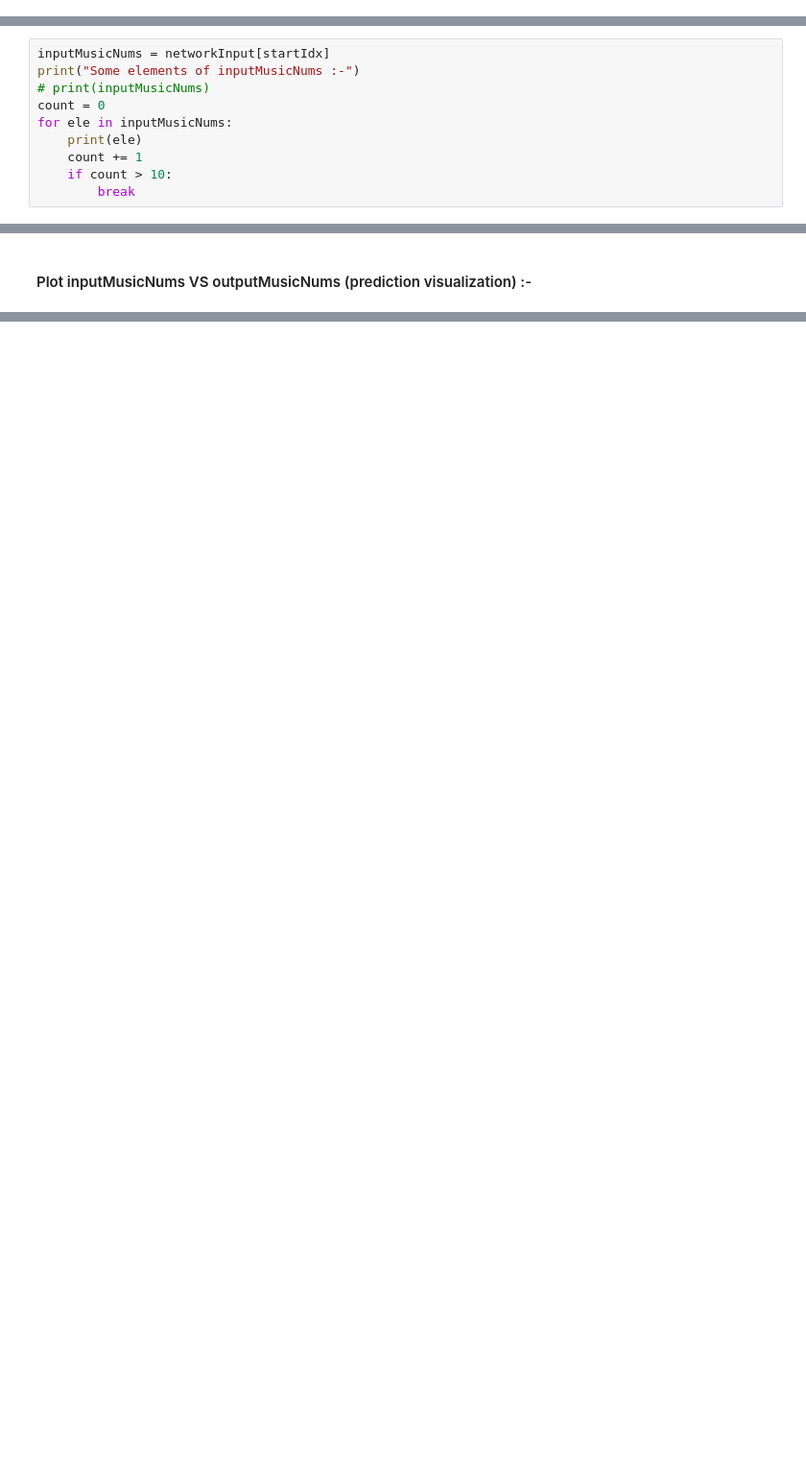
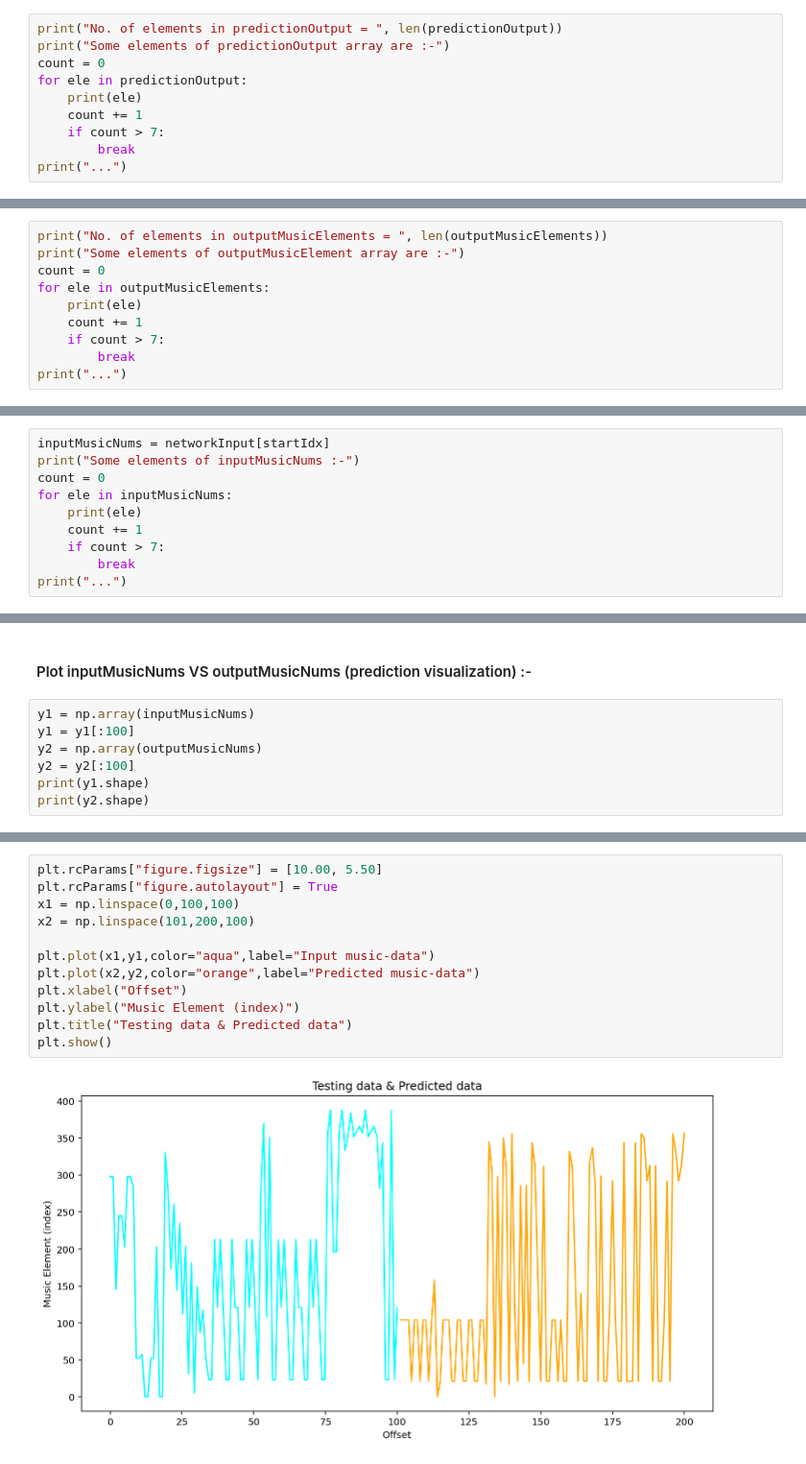
Before and after one commit to i-am-shank/music-analysis, a Jupyter notebook: musicGeneration2.ipynb, the cells around one changed output, grey strips where cells are left out. Shown at 96% size. Cells and saved outputs as stored; diff of their text form; blank space fills up the shorter version.

Commit message:
music analysis

```diff
--- a/musicGeneration2.ipynb
+++ b/musicGeneration2.ipynb
@@ -818,0 +715,10 @@ print(predictionOutput)
+# %%
+print("No. of elements in predictionOutput = ", len(predictionOutput))
+print("Some elements of predictionOutput array are :-")
+count = 0
+for ele in predictionOutput:
+    print(ele)
+    count += 1
+    if count > 7:
+        break
+print("...")
@@ -901,0 +809,10 @@ print(outputMusicElements)
+# %%
+print("No. of elements in outputMusicElements = ", len(outputMusicElements))
+print("Some elements of outputMusicElement array are :-")
+count = 0
+for ele in outputMusicElements:
+    print(ele)
+    count += 1
+    if count > 7:
+        break
+print("...")
@@ -937,12 +863,12 @@ import matplotlib.pyplot as plt
 # %%
 inputMusicNums = networkInput[startIdx]
 print("Some elements of inputMusicNums :-")
-# print(inputMusicNums)
 count = 0
 for ele in inputMusicNums:
     print(ele)
     count += 1
-    if count > 10:
+    if count > 7:
         break
+print("...")
 # %% [output]
 Some elements of inputMusicNums :-
@@ -984,2 +907,9 @@ Some elements of outputMusicNums are :-
 # %% [markdown]
 #### Plot inputMusicNums VS outputMusicNums (prediction visualization) :-
+# %%
+y1 = np.array(inputMusicNums)
+y1 = y1[:100]
+y2 = np.array(outputMusicNums)
+y2 = y2[:100]
+print(y1.shape)
+print(y2.shape)
@@ -985,0 +919,14 @@ Some elements of outputMusicNums are :-
+# %%
+plt.rcParams["figure.figsize"] = [10.00, 5.50]
+plt.rcParams["figure.autolayout"] = True
+x1 = np.linspace(0,100,100)
+x2 = np.linspace(101,200,100)
+
+plt.plot(x1,y1,color="aqua",label="Input music-data")
+plt.plot(x2,y2,color="orange",label="Predicted music-data")
+plt.xlabel("Offset")
+plt.ylabel("Music Element (index)")
+plt.title("Testing data & Predicted data")
+plt.show()
+# %% [output]
+[figure, added]
```
Also changed, not shown: parts of 54 cells of this notebook, 8 other files.
